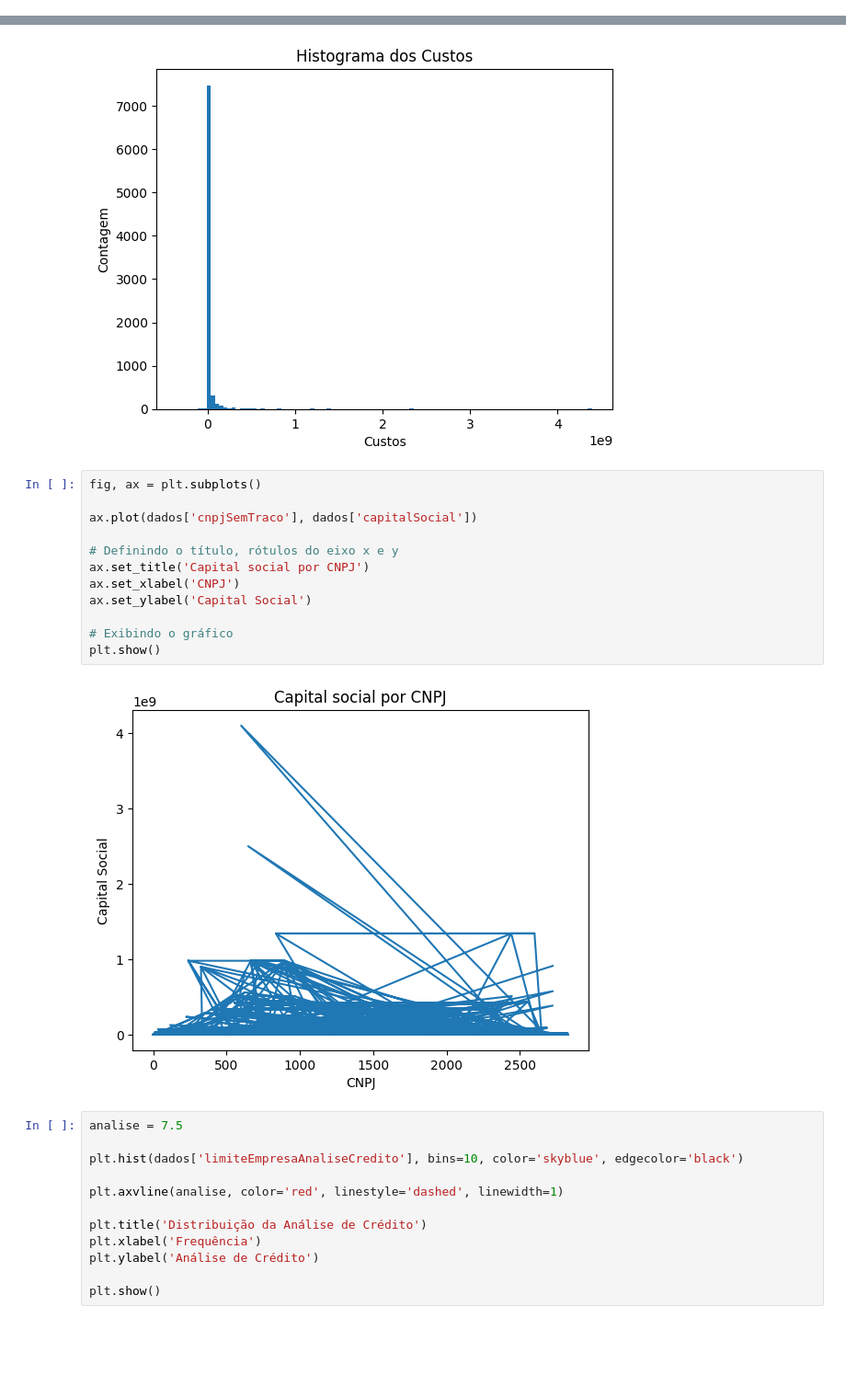
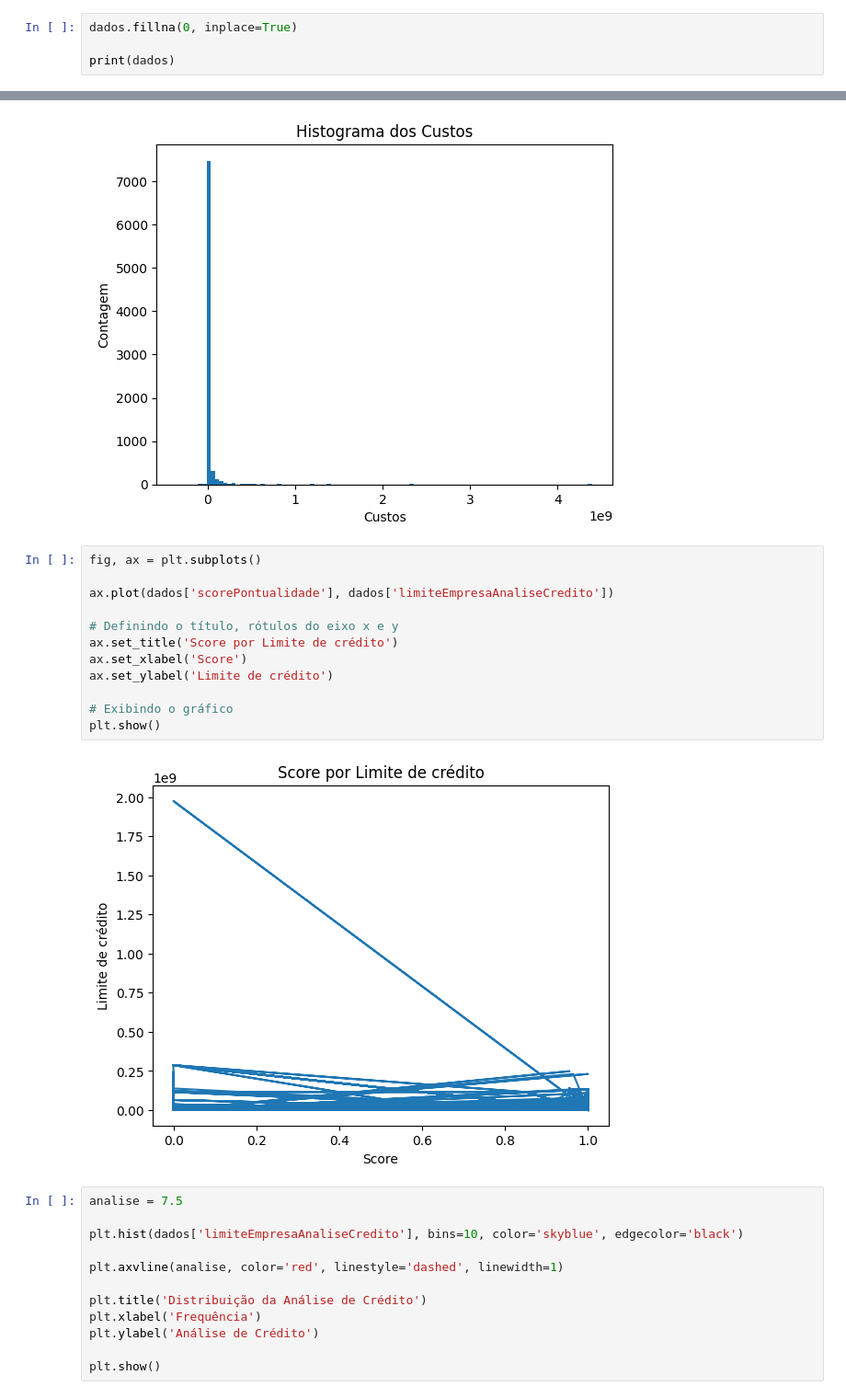
Before and after one commit to JuliaF23/CPAI, a Jupyter notebook: CP/cp.ipynb, the cells around one changed output, grey strips where cells are left out. Shown at 92% size. Saved outputs shown, nothing was run; the diff lists cells and outputs as text; blank space fills up the shorter version.

```diff
--- a/CP/cp.ipynb
+++ b/CP/cp.ipynb
@@ -134,0 +130,4 @@ arr_cleaned = np.nan_to_num(dados)
+# %%
+dados.fillna(0, inplace=True)
+
+print(dados)
@@ -197,17 +218,17 @@ plt.show()
 # %%
 fig, ax = plt.subplots()
 
-ax.plot(dados['cnpjSemTraco'], dados['capitalSocial'])
+ax.plot(dados['scorePontualidade'], dados['limiteEmpresaAnaliseCredito'])
 
 # Definindo o título, rótulos do eixo x e y
-ax.set_title('Capital social por CNPJ')
-ax.set_xlabel('CNPJ')
-ax.set_ylabel('Capital Social')
+ax.set_title('Score por Limite de crédito')
+ax.set_xlabel('Score')
+ax.set_ylabel('Limite de crédito')
 
 # Exibindo o gráfico
 plt.show()
 # %% [output]
-[figure, old version]
+[figure, new version]
 # %%
 analise = 7.5
 
```
Also changed, not shown: parts of 12 cells of this notebook.
